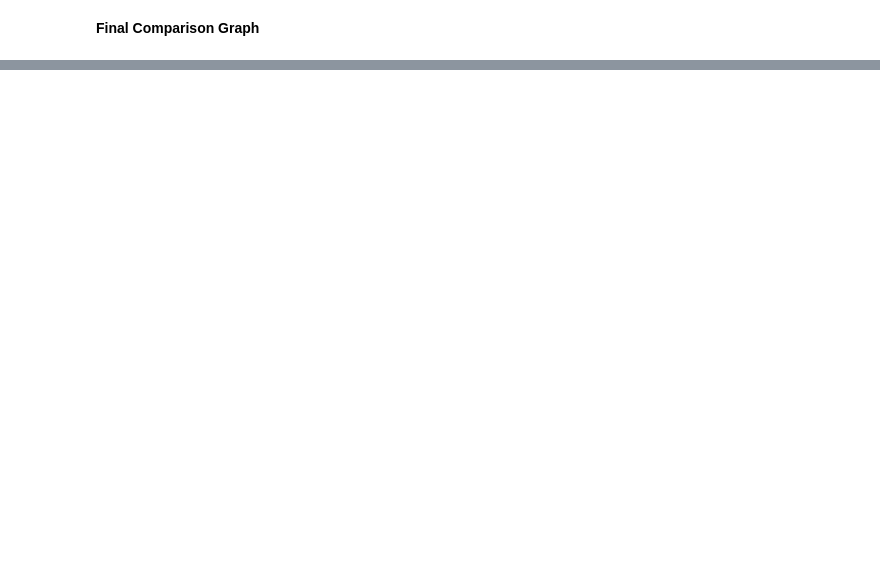
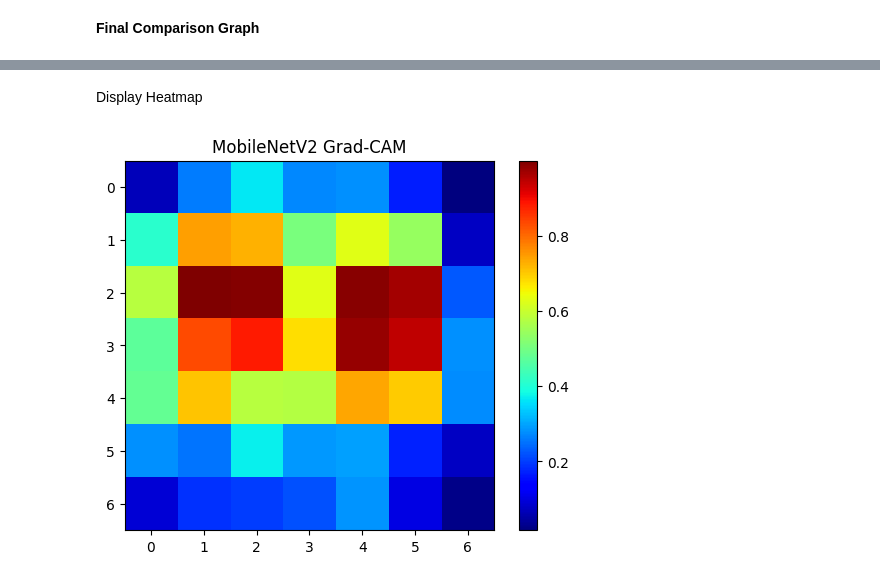
Before and after one commit to saeedzainab274-bit/Brain-Tumor-Deep-Learning-project, a Jupyter notebook: Brain_Tumor_ANN_Project.ipynb, the cells around one changed output, grey strips where cells are left out. Drawn from its saved outputs; the diff is of its cells as text; code cells hidden in the pictures; blank space fills up the shorter version.

```diff
--- a/Brain_Tumor_ANN_Project.ipynb
+++ b/Brain_Tumor_ANN_Project.ipynb
@@ -798,0 +1061,45 @@ plt.show()
+# %%
+import tensorflow as tf
+from tensorflow.keras.models import Model
+
+# MobileNetV2 base model
+base_model = mobilenet_model.layers[0]
+
+# Last conv layer
+last_conv_layer = base_model.get_layer("out_relu")
+
+# Grad model
+grad_model = Model(
+    inputs=base_model.input,
+    outputs=[
+        last_conv_layer.output,
+        base_model.output
+    ]
+)
+
+with tf.GradientTape() as tape:
+    conv_outputs, predictions = grad_model(img_array)
+    loss = tf.reduce_mean(predictions)
+
+grads = tape.gradient(loss, conv_outputs)
+
+pooled_grads = tf.reduce_mean(grads, axis=(0,1,2))
+
+conv_outputs = conv_outputs[0]
+
+heatmap = tf.reduce_sum(
+    conv_outputs * pooled_grads,
+    axis=-1
+)
+
+heatmap = np.maximum(heatmap, 0)
+heatmap = heatmap / (np.max(heatmap) + 1e-8)
+# %% [markdown]
+Display Heatmap
+# %%
+plt.imshow(heatmap, cmap='jet')
+plt.colorbar()
+plt.title("MobileNetV2 Grad-CAM")
+plt.show()
+# %% [output]
+[figure, added]
```
Also changed, not shown: parts of 48 cells of this notebook.
